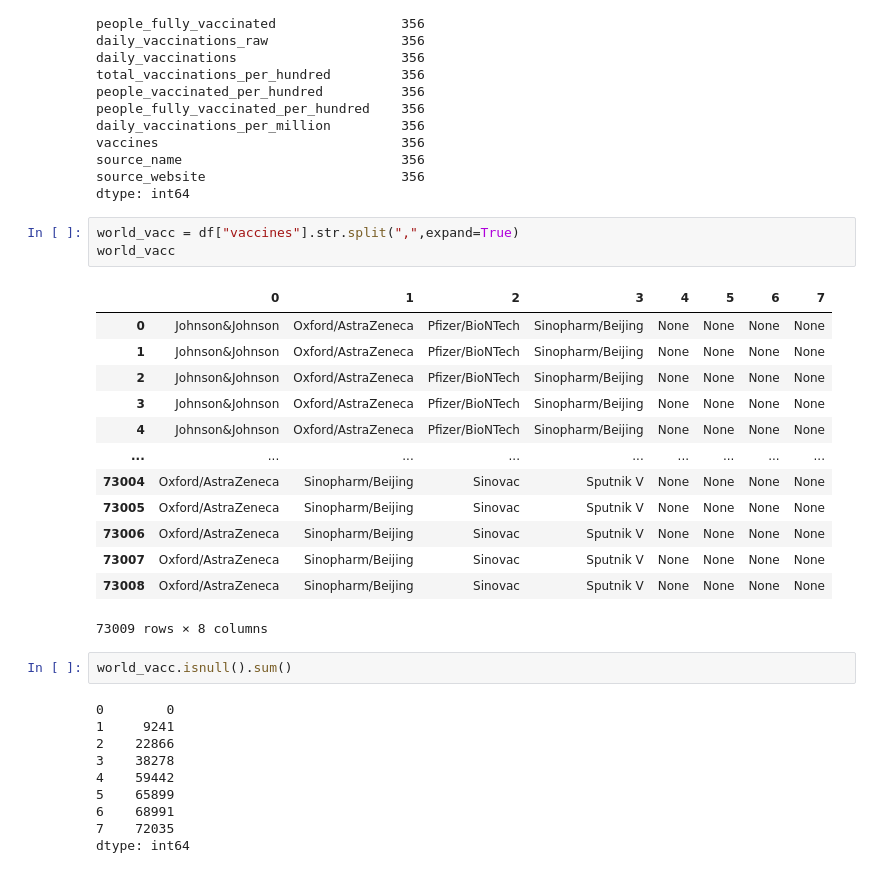
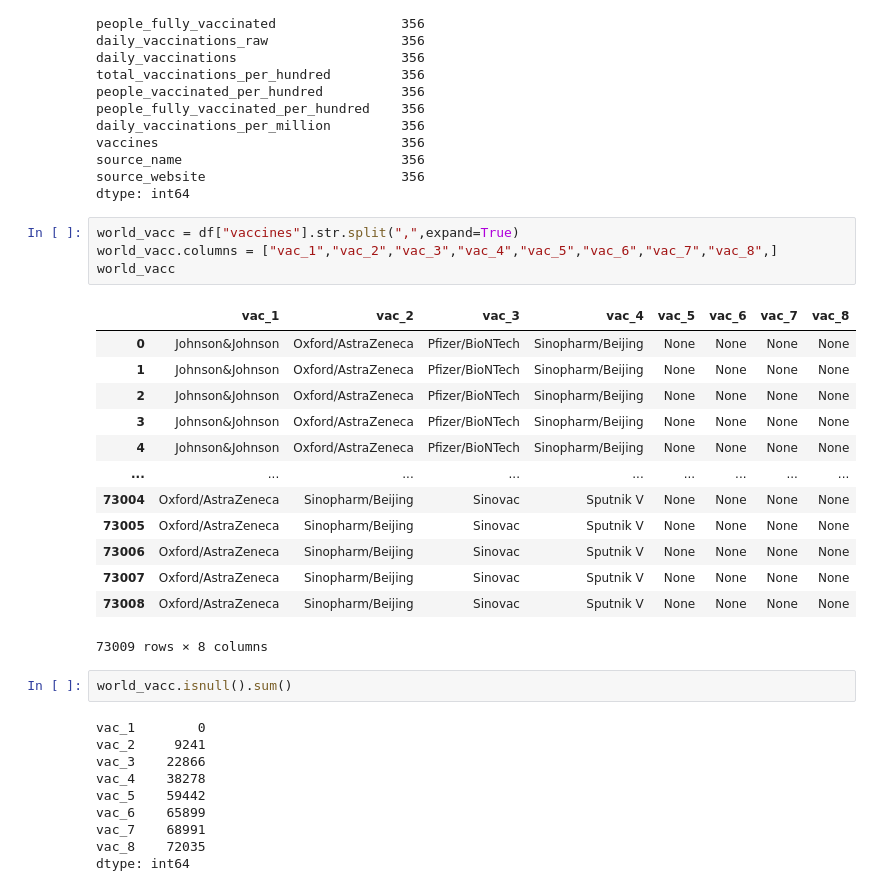
Before and after one commit to usndangol97/Covid19-world-vaccination, a Jupyter notebook: covid-19.ipynb, the cells around one changed output. Saved outputs shown, nothing was run; the diff lists cells and outputs as text.

```diff
--- a/covid-19.ipynb
+++ b/covid-19.ipynb
@@ -130,9 +132,10 @@ source_website                         356
 dtype: int64
 # %%
 world_vacc = df["vaccines"].str.split(",",expand=True)
+world_vacc.columns = ["vac_1","vac_2","vac_3","vac_4","vac_5","vac_6","vac_7","vac_8",]
 world_vacc
 # %% [output]
-|  | 0 | 1 | 2 | 3 | 4 | 5 | 6 | 7 |
+|  | vac_1 | vac_2 | vac_3 | vac_4 | vac_5 | vac_6 | vac_7 | vac_8 |
 | 0 | Johnson&Johnson | Oxford/AstraZeneca | Pfizer/BioNTech | Sinopharm/Beijing | None | None | None | None |
 | 1 | Johnson&Johnson | Oxford/AstraZeneca | Pfizer/BioNTech | Sinopharm/Beijing | None | None | None | None |
 | 2 | Johnson&Johnson | Oxford/AstraZeneca | Pfizer/BioNTech | Sinopharm/Beijing | None | None | None | None |
@@ -148,13 +151,13 @@ world_vacc
 # %%
 world_vacc.isnull().sum()
 # %% [output]
-0        0
-1     9241
-2    22866
-3    38278
-4    59442
-5    65899
-6    68991
-7    72035
+vac_1        0
+vac_2     9241
+vac_3    22866
+vac_4    38278
+vac_5    59442
+vac_6    65899
+vac_7    68991
+vac_8    72035
 dtype: int64
 # %%
```
Also changed, not shown: parts of 18 cells of this notebook.
